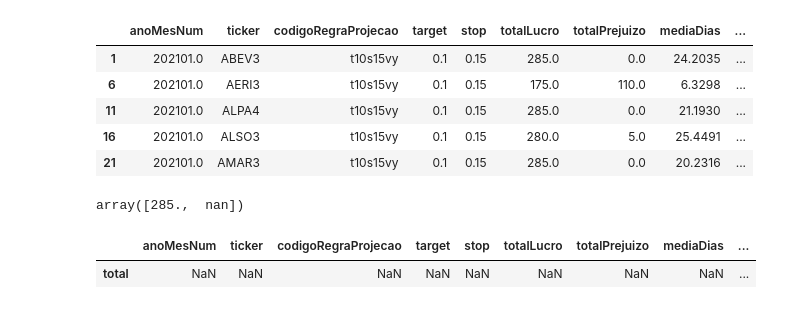
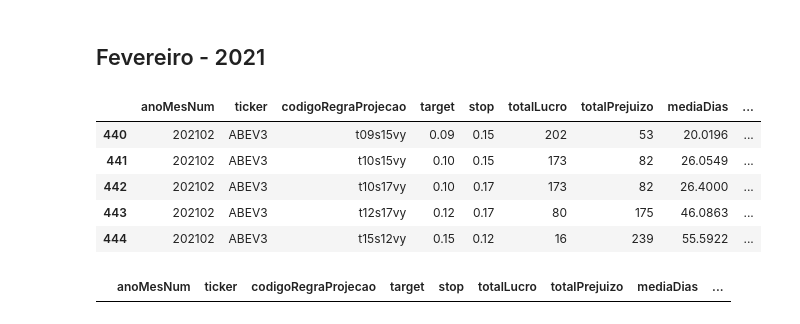
Before and after one commit to paulofor/Jupyter-Espaco01, a Jupyter notebook: ResultadoFuturo/Validação de Resultado Futuro - Quantidades Iguais.ipynb, the cells around one changed output. Cells and saved outputs as stored; diff of their text form; code cells hidden in the pictures.

```diff
--- a/ResultadoFuturo/Validação de Resultado Futuro - Quantidades Iguais.ipynb
+++ b/ResultadoFuturo/Validação de Resultado Futuro - Quantidades Iguais.ipynb
@@ -3,5 +3,5 @@
 # %%
-url = "http://vps-40d69db1.vps.ovh.ca:23002/api/CotacaoIntradayAcaoResultadoValors/obtemDatasPorDataGrupoLimite?diaInicioNum=20210101&diaFinalNum=20210331&grupoAcaoId=12&limiteDiaRegra=260"
+url = "http://vps-40d69db1.vps.ovh.ca:23002/api/CotacaoIntradayAcaoResultadoValors/obtemDatasPorDataGrupoLimite?diaInicioNum=20210101&diaFinalNum=20211231&grupoAcaoId=12&limiteDiaRegra=260"
 # %%
 import requests
 import pandas as pd
@@ -43,16 +16,9 @@ len(dfJan)
 def soma(linha):
     linha['total'] = linha['totalLucro'] + linha['totalPrejuizo']
     return linha
+# %% [markdown]
+## Fevereiro - 2021
+# %%
+dfFev = df[(df['anoMesNum'] == 202102)]
 # %%
-dfJan.apply(soma, axis='columns').head()
+dfFev = dfFev.apply(soma, axis='columns').head()
-# %% [output]
-|  | anoMesNum | ticker | codigoRegraProjecao | target | stop | totalLucro | totalPrejuizo | mediaDias | ... |
-| 1 | 202101.0 | ABEV3 | t10s15vy | 0.1 | 0.15 | 285.0 | 0.0 | 24.2035 | ... |
-| 6 | 202101.0 | AERI3 | t10s15vy | 0.1 | 0.15 | 175.0 | 110.0 | 6.3298 | ... |
-| 11 | 202101.0 | ALPA4 | t10s15vy | 0.1 | 0.15 | 285.0 | 0.0 | 21.1930 | ... |
-| 16 | 202101.0 | ALSO3 | t10s15vy | 0.1 | 0.15 | 280.0 | 5.0 | 25.4491 | ... |
-| 21 | 202101.0 | AMAR3 | t10s15vy | 0.1 | 0.15 | 285.0 | 0.0 | 20.2316 | ... |
-# %%
-dfJan['total'].unique()
-# %% [output]
-array([285.,  nan])
@@ -61,5 +25,14 @@ dfErro = dfJan[dfJan['total']!=285]
 # %%
-dfErro.head()
+dfFev.head()
 # %% [output]
 |  | anoMesNum | ticker | codigoRegraProjecao | target | stop | totalLucro | totalPrejuizo | mediaDias | ... |
-| total | NaN | NaN | NaN | NaN | NaN | NaN | NaN | NaN | ... |
+| 440 | 202102 | ABEV3 | t09s15vy | 0.09 | 0.15 | 202 | 53 | 20.0196 | ... |
+| 441 | 202102 | ABEV3 | t10s15vy | 0.10 | 0.15 | 173 | 82 | 26.0549 | ... |
+| 442 | 202102 | ABEV3 | t10s17vy | 0.10 | 0.17 | 173 | 82 | 26.4000 | ... |
+| 443 | 202102 | ABEV3 | t12s17vy | 0.12 | 0.17 | 80 | 175 | 46.0863 | ... |
+| 444 | 202102 | ABEV3 | t15s12vy | 0.15 | 0.12 | 16 | 239 | 55.5922 | ... |
+# %%
+dfErro = dfFev[dfFev['total']!=255]
+dfErro.head()
+# %% [output]
+|  | anoMesNum | ticker | codigoRegraProjecao | target | stop | totalLucro | totalPrejuizo | mediaDias | ... |
```
Also changed, not shown: parts of 37 cells of this notebook, 5 other files.
